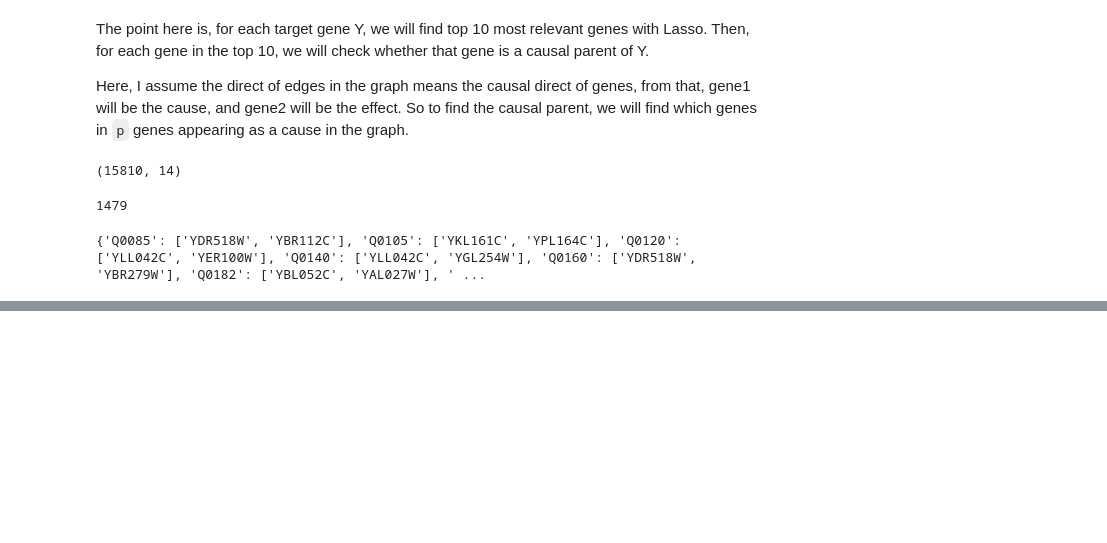
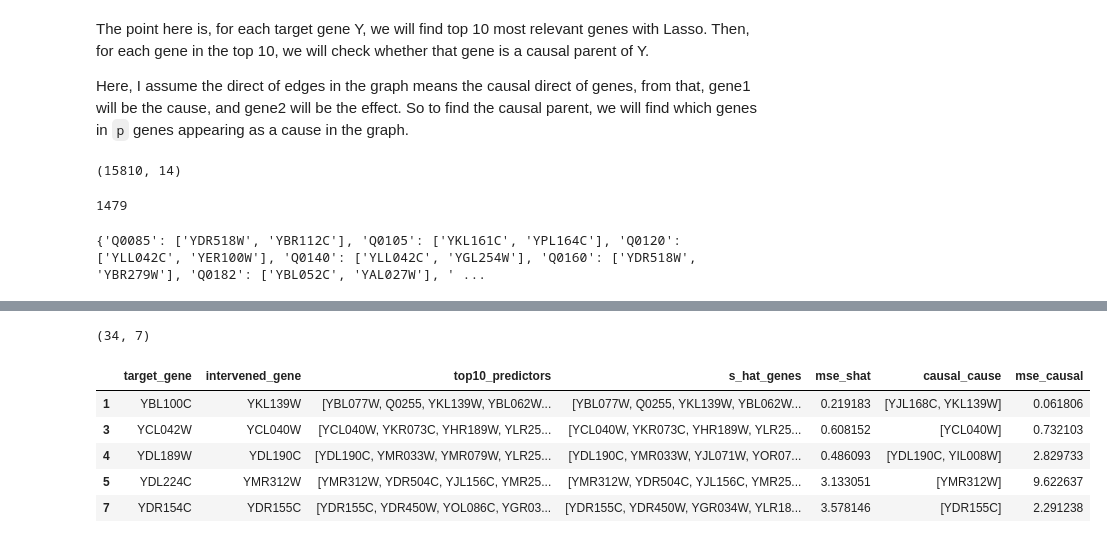
Before and after one commit to bonkh/ICM-replication, a Jupyter notebook: Experiment2/test.ipynb, the cells around one changed output, grey strips where cells are left out. Cells and saved outputs as stored; diff of their text form; code cells hidden in the pictures; blank space fills up the shorter version.

```diff
--- a/Experiment2/test.ipynb
+++ b/Experiment2/test.ipynb
@@ -217,0 +238,13 @@ plot_gene_relationship('YAL047C', 'YOL145C', obs_data, int_data, int_pos_data)
+# %%
+
+true_filtered_df = df[df.apply(lambda row: row['intervened_gene'] in row['s_hat_genes'], axis=1)]
+print(true_filtered_df.shape)
+true_filtered_df.head()
+# %% [output]
+(34, 7)
+|  | target_gene | intervened_gene | top10_predictors | s_hat_genes | mse_shat | causal_cause | mse_causal |
+| 1 | YBL100C | YKL139W | [YBL077W, Q0255, YKL139W, YBL062W... | [YBL077W, Q0255, YKL139W, YBL062W... | 0.219183 | [YJL168C, YKL139W] | 0.061806 |
+| 3 | YCL042W | YCL040W | [YCL040W, YKR073C, YHR189W, YLR25... | [YCL040W, YKR073C, YHR189W, YLR25... | 0.608152 | [YCL040W] | 0.732103 |
+| 4 | YDL189W | YDL190C | [YDL190C, YMR033W, YMR079W, YLR25... | [YDL190C, YMR033W, YJL071W, YOR07... | 0.486093 | [YDL190C, YIL008W] | 2.829733 |
+| 5 | YDL224C | YMR312W | [YMR312W, YDR504C, YJL156C, YMR25... | [YMR312W, YDR504C, YJL156C, YMR25... | 3.133051 | [YMR312W] | 9.622637 |
+| 7 | YDR154C | YDR155C | [YDR155C, YDR450W, YOL086C, YGR03... | [YDR155C, YDR450W, YGR034W, YLR18... | 3.578146 | [YDR155C] | 2.291238 |
```
Also changed, not shown: parts of 6 cells of this notebook, 2 other files.
